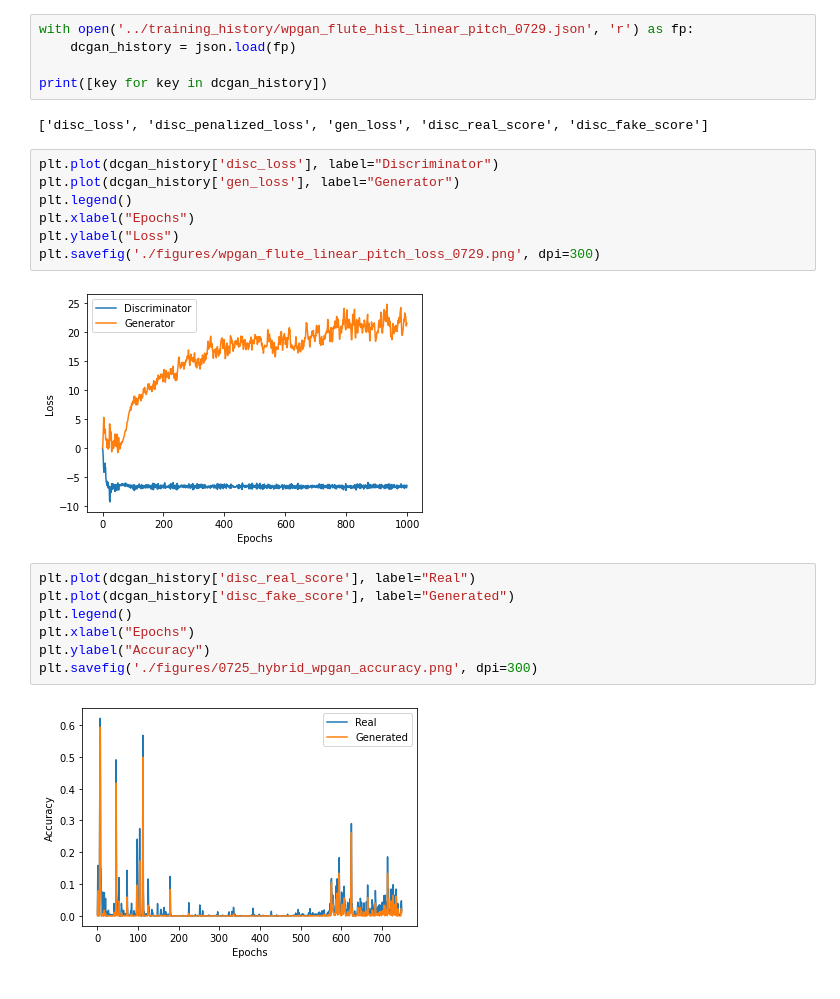
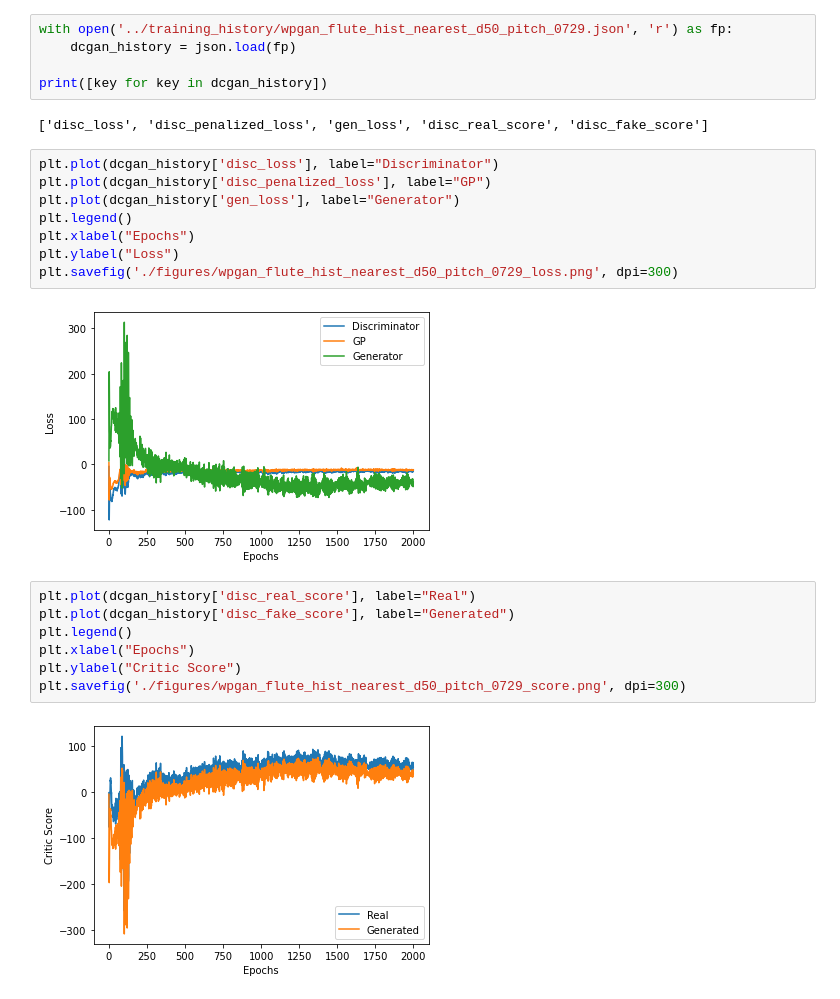
Before and after one commit to jorshi/audio_gan, a Jupyter notebook: notebooks/Plotting WPGAN Single Pitch Experiments.ipynb, the cells around one changed output. Cells and saved outputs as stored; diff of their text form.

```diff
--- a/notebooks/Plotting WPGAN Single Pitch Experiments.ipynb
+++ b/notebooks/Plotting WPGAN Single Pitch Experiments.ipynb
@@ -2,7 +2,7 @@
 import json
 import matplotlib.pyplot as plt
 # %%
-with open('../training_history/wpgan_flute_hist_linear_pitch_0729.json', 'r') as fp:
+with open('../training_history/wpgan_flute_hist_nearest_d50_pitch_0729.json', 'r') as fp:
     dcgan_history = json.load(fp)
 
 print([key for key in dcgan_history])
@@ -10,19 +10,20 @@ print([key for key in dcgan_history])
 ['disc_loss', 'disc_penalized_loss', 'gen_loss', 'disc_real_score', 'disc_fake_score']
 # %%
 plt.plot(dcgan_history['disc_loss'], label="Discriminator")
+plt.plot(dcgan_history['disc_penalized_loss'], label="GP")
 plt.plot(dcgan_history['gen_loss'], label="Generator")
 plt.legend()
 plt.xlabel("Epochs")
 plt.ylabel("Loss")
-plt.savefig('./figures/wpgan_flute_linear_pitch_loss_0729.png', dpi=300)
+plt.savefig('./figures/wpgan_flute_hist_nearest_d50_pitch_0729_loss.png', dpi=300)
 # %% [output]
-[figure, old version]
+[figure, new version]
 # %%
 plt.plot(dcgan_history['disc_real_score'], label="Real")
 plt.plot(dcgan_history['disc_fake_score'], label="Generated")
 plt.legend()
 plt.xlabel("Epochs")
-plt.ylabel("Accuracy")
-plt.savefig('./figures/0725_hybrid_wpgan_accuracy.png', dpi=300)
+plt.ylabel("Critic Score")
+plt.savefig('./figures/wpgan_flute_hist_nearest_d50_pitch_0729_score.png', dpi=300)
 # %% [output]
-[figure, old version]
+[figure, new version]
```
Also changed, not shown: 5 other files.
